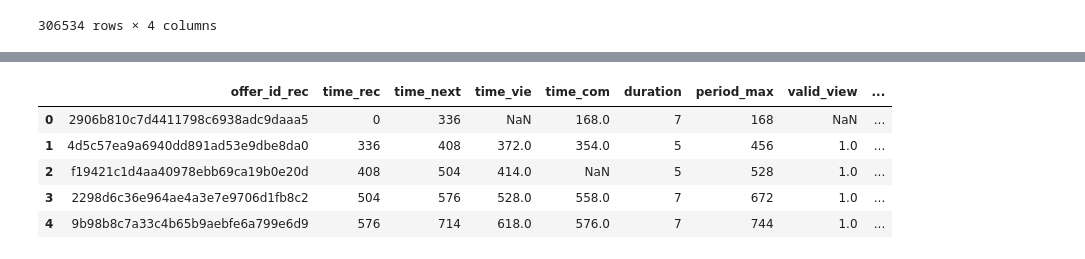
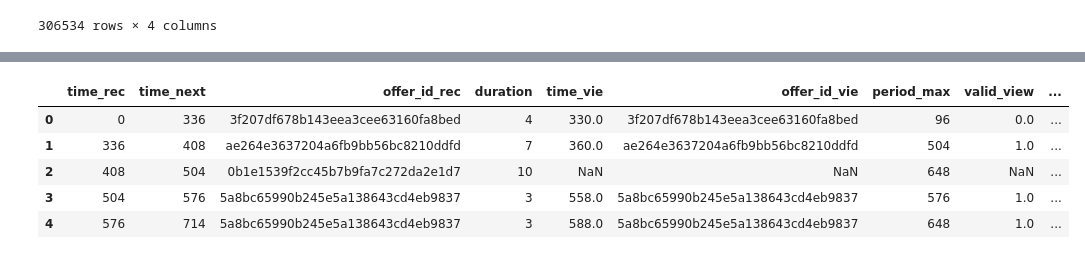
Before and after one commit to IsmaelMiranda11/capstone_project_offer_starbucks, a Jupyter notebook: Data Preparation.ipynb, the cells around one changed output, grey strips where cells are left out. Saved outputs shown, nothing was run; the diff lists cells and outputs as text; code cells hidden in the pictures.

```diff
--- a/Data Preparation.ipynb
+++ b/Data Preparation.ipynb
@@ -1489,9 +1514,21 @@ get_offer_table_user('8b70ca1f5f5a45bdac2ac2f990b71526')[['offer_id_rec', 'time_
-# %%
-get_offer_table_user('8b70ca1f5f5a45bdac2ac2f990b71526')[['offer_id_rec', 'time_rec', 'time_next', 'time_vie', 'time_com', 'duration', 'period_max', 'valid_view', 'tra_offer_infl', 'reward_com', 'completed_after_view','viewed', 'completed']]
-# %% [output]
-|  | offer_id_rec | time_rec | time_next | time_vie | time_com | duration | period_max | valid_view | ... |
-| 0 | 2906b810c7d4411798c6938adc9daaa5 | 0 | 336 | NaN | 168.0 | 7 | 168 | NaN | ... |
-| 1 | 4d5c57ea9a6940dd891ad53e9dbe8da0 | 336 | 408 | 372.0 | 354.0 | 5 | 456 | 1.0 | ... |
-| 2 | f19421c1d4aa40978ebb69ca19b0e20d | 408 | 504 | 414.0 | NaN | 5 | 528 | 1.0 | ... |
-| 3 | 2298d6c36e964ae4a3e7e9706d1fb8c2 | 504 | 576 | 528.0 | 558.0 | 7 | 672 | 1.0 | ... |
-| 4 | 9b98b8c7a33c4b65b9aebfe6a799e6d9 | 576 | 714 | 618.0 | 576.0 | 7 | 744 | 1.0 | ... |
+# %%
+# get_offer_table_user('dce784e26f294101999d000fad9089bb')#[['offer_id_rec', 'time_rec', 'time_next', 'time_vie', 'time_vie_next','time_com', 'duration', 'period_max', 'valid_view', 'tra_offer_infl', 'reward_com', 'completed_after_view','viewed', 'completed']]
+
+# temp__1 = get_offer_table_user('dce784e26f294101999d000fad9089bb')[1]
+# temp__2 = get_offer_table_user('dce784e26f294101999d000fad9089bb')[3]
+# rec = get_offer_table_user('dce784e26f294101999d000fad9089bb')[6]
+# vi = get_offer_table_user('dce784e26f294101999d000fad9089bb')[7]
+
+# temp22 = get_offer_table_user('dce784e26f294101999d000fad9089bb')[3]
+# com = get_offer_table_user('dce784e26f294101999d000fad9089bb')[5]
+
+teste = get_offer_table_user('5d02eeee2ca447b38e0e47c5e7466872')[0]
+
+teste
+# %% [output]
+|  | time_rec | time_next | offer_id_rec | duration | time_vie | offer_id_vie | period_max | valid_view | ... |
+| 0 | 0 | 336 | 3f207df678b143eea3cee63160fa8bed | 4 | 330.0 | 3f207df678b143eea3cee63160fa8bed | 96 | 0.0 | ... |
+| 1 | 336 | 408 | ae264e3637204a6fb9bb56bc8210ddfd | 7 | 360.0 | ae264e3637204a6fb9bb56bc8210ddfd | 504 | 1.0 | ... |
+| 2 | 408 | 504 | 0b1e1539f2cc45b7b9fa7c272da2e1d7 | 10 | NaN | NaN | 648 | NaN | ... |
+| 3 | 504 | 576 | 5a8bc65990b245e5a138643cd4eb9837 | 3 | 558.0 | 5a8bc65990b245e5a138643cd4eb9837 | 576 | 1.0 | ... |
+| 4 | 576 | 714 | 5a8bc65990b245e5a138643cd4eb9837 | 3 | 588.0 | 5a8bc65990b245e5a138643cd4eb9837 | 648 | 1.0 | ... |
```
Also changed, not shown: parts of 9 cells of this notebook, 28 other files.
